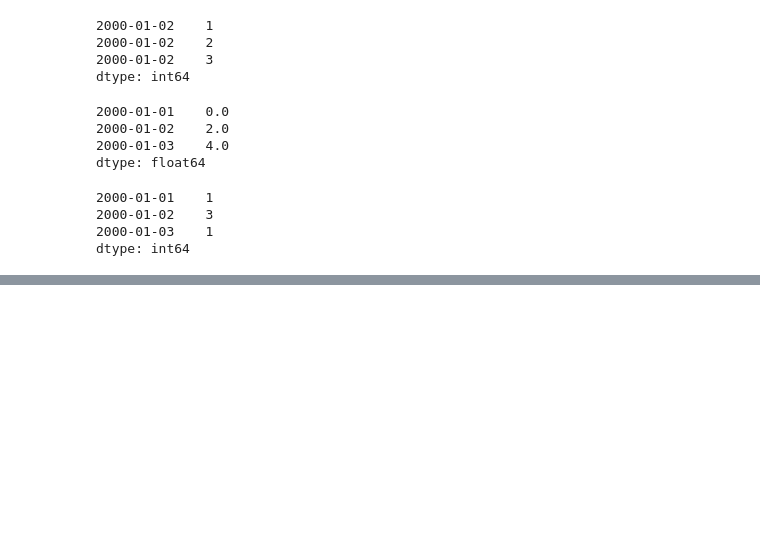
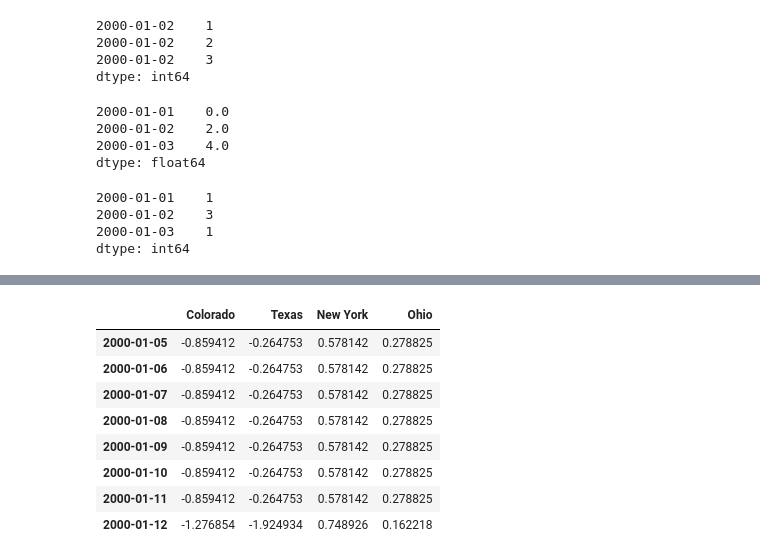
Before and after one commit to jaewon-huh/DA_DS_dreamtree, a Jupyter notebook: pandas_보충.ipynb, the cells around one changed output, grey strips where cells are left out. Drawn from its saved outputs; the diff is of its cells as text; code cells hidden in the pictures; blank space fills up the shorter version.

```diff
--- a/pandas_보충.ipynb
+++ b/pandas_보충.ipynb
@@ -2257,0 +2615,13 @@ dtype: int64
+# %%
+# 이전 데이터로 채우기 ffill
+frame.resample('D').ffill()
+# %% [output]
+|  | Colorado | Texas | New York | Ohio |
+| 2000-01-05 | -0.859412 | -0.264753 | 0.578142 | 0.278825 |
+| 2000-01-06 | -0.859412 | -0.264753 | 0.578142 | 0.278825 |
+| 2000-01-07 | -0.859412 | -0.264753 | 0.578142 | 0.278825 |
+| 2000-01-08 | -0.859412 | -0.264753 | 0.578142 | 0.278825 |
+| 2000-01-09 | -0.859412 | -0.264753 | 0.578142 | 0.278825 |
+| 2000-01-10 | -0.859412 | -0.264753 | 0.578142 | 0.278825 |
+| 2000-01-11 | -0.859412 | -0.264753 | 0.578142 | 0.278825 |
+| 2000-01-12 | -1.276854 | -1.924934 | 0.748926 | 0.162218 |
```
Also changed, not shown: parts of 75 cells of this notebook.
